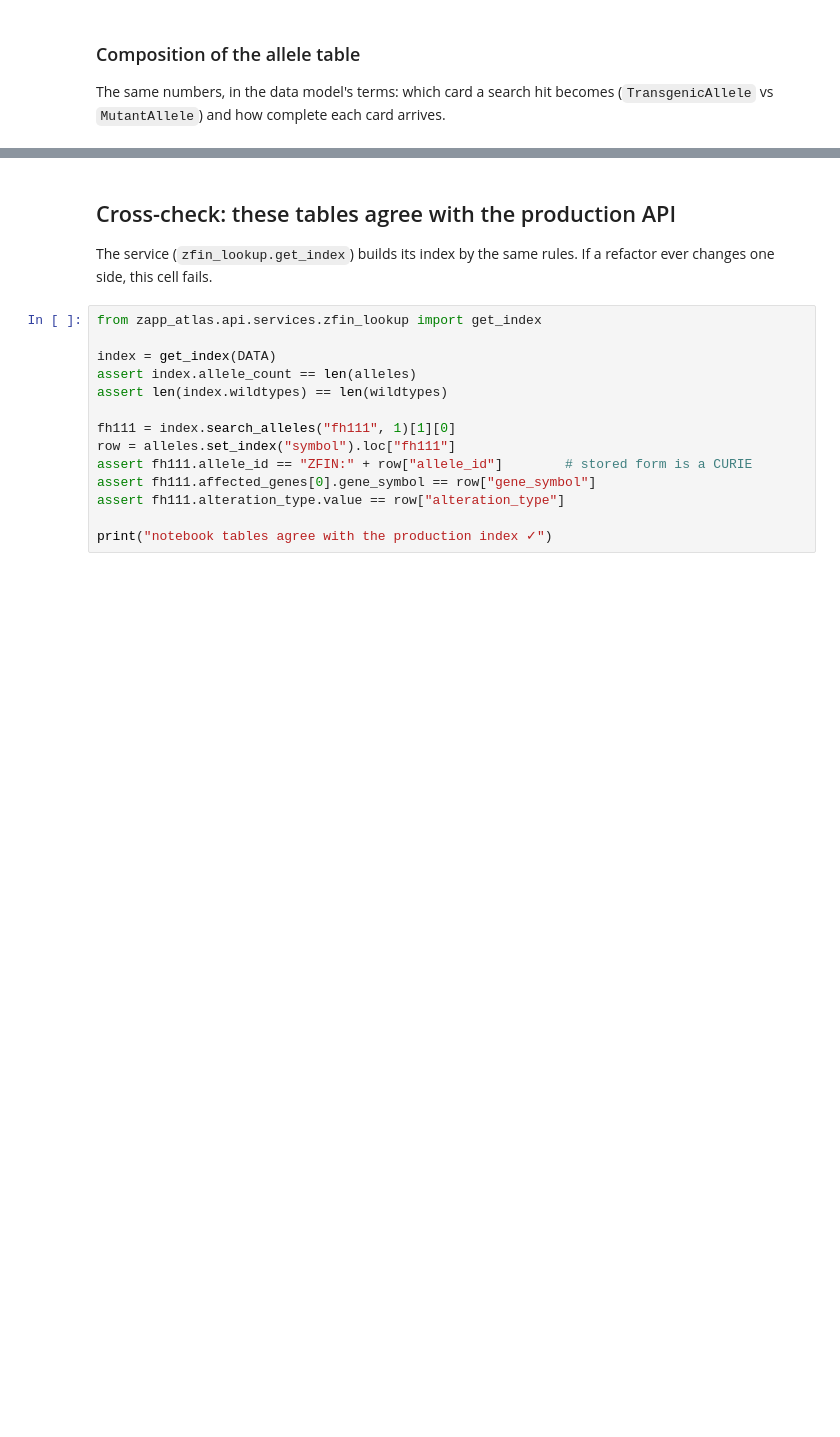
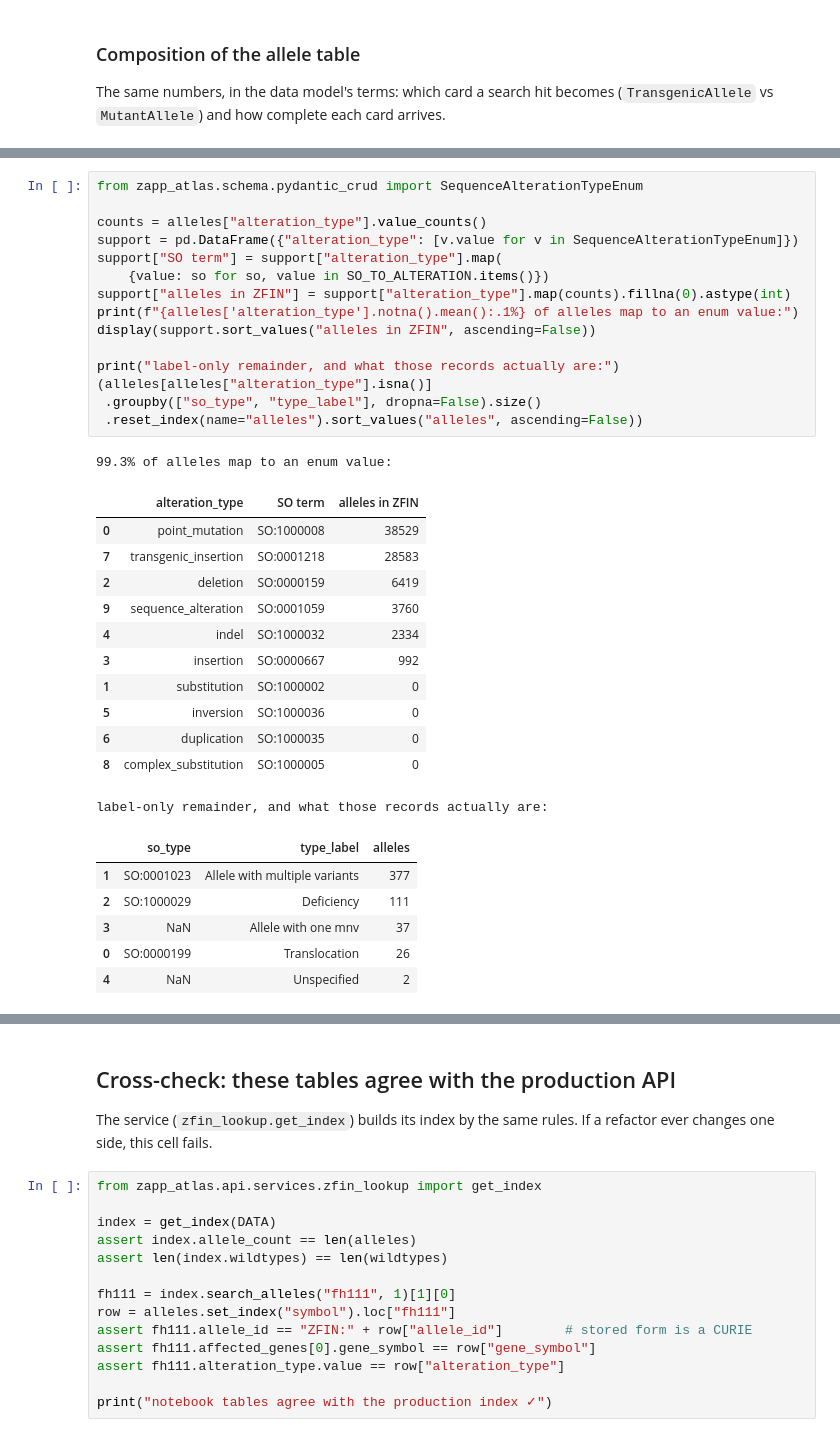
Before and after one commit to zappfish/zapp-atlas, a Jupyter notebook: notebooks/zfin_ingest_qc.ipynb, the cells around one changed output, grey strips where cells are left out. Cells and saved outputs as stored; diff of their text form; blank space fills up the shorter version.

```diff
--- a/notebooks/zfin_ingest_qc.ipynb
+++ b/notebooks/zfin_ingest_qc.ipynb
@@ -305,0 +276,35 @@ referential integrity: 100.00% of gene ids referenced by alleles exist in this t
+# %%
+from zapp_atlas.schema.pydantic_crud import SequenceAlterationTypeEnum
+
+counts = alleles["alteration_type"].value_counts()
+support = pd.DataFrame({"alteration_type": [v.value for v in SequenceAlterationTypeEnum]})
+support["SO term"] = support["alteration_type"].map(
+    {value: so for so, value in SO_TO_ALTERATION.items()})
+support["alleles in ZFIN"] = support["alteration_type"].map(counts).fillna(0).astype(int)
+print(f"{alleles['alteration_type'].notna().mean():.1%} of alleles map to an enum value:")
+display(support.sort_values("alleles in ZFIN", ascending=False))
+
+print("label-only remainder, and what those records actually are:")
+(alleles[alleles["alteration_type"].isna()]
+ .groupby(["so_type", "type_label"], dropna=False).size()
+ .reset_index(name="alleles").sort_values("alleles", ascending=False))
+# %% [output]
+99.3% of alleles map to an enum value:
+|  | alteration_type | SO term | alleles in ZFIN |
+| 0 | point_mutation | SO:1000008 | 38529 |
+| 7 | transgenic_insertion | SO:0001218 | 28583 |
+| 2 | deletion | SO:0000159 | 6419 |
+| 9 | sequence_alteration | SO:0001059 | 3760 |
+| 4 | indel | SO:1000032 | 2334 |
+| 3 | insertion | SO:0000667 | 992 |
+| 1 | substitution | SO:1000002 | 0 |
+| 5 | inversion | SO:1000036 | 0 |
+| 6 | duplication | SO:1000035 | 0 |
+| 8 | complex_substitution | SO:1000005 | 0 |
+label-only remainder, and what those records actually are:
+|  | so_type | type_label | alleles |
+| 1 | SO:0001023 | Allele with multiple variants | 377 |
+| 2 | SO:1000029 | Deficiency | 111 |
+| 3 | NaN | Allele with one mnv | 37 |
+| 0 | SO:0000199 | Translocation | 26 |
+| 4 | NaN | Unspecified | 2 |
```
Also changed, not shown: parts of 20 cells of this notebook.
